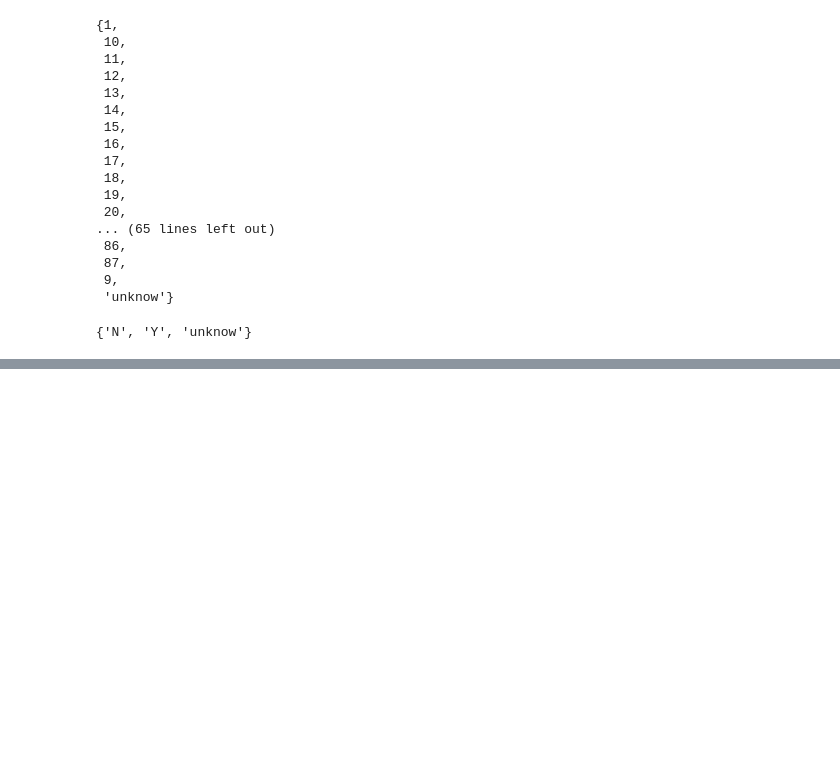
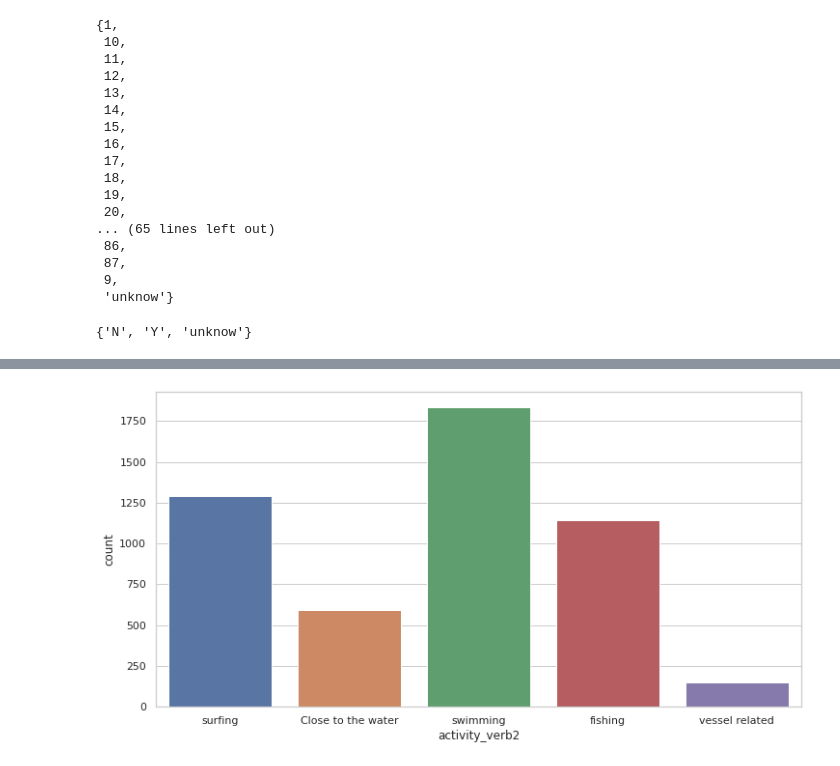
Before and after one commit to Gitfracto/data-cleaning-pandas, a Jupyter notebook: panditas.ipynb, the cells around one changed output, grey strips where cells are left out. Saved outputs shown, nothing was run; the diff lists cells and outputs as text; code cells hidden in the pictures; blank space fills up the shorter version.

```diff
--- a/panditas.ipynb
+++ b/panditas.ipynb
@@ -581,0 +630,4 @@ datos.plot.pie(autopct="%.1f%%")
+# %%
+sns.countplot(x=dfact);
+# %% [output]
+[figure, added]
```
Also changed, not shown: parts of 39 cells of this notebook.
